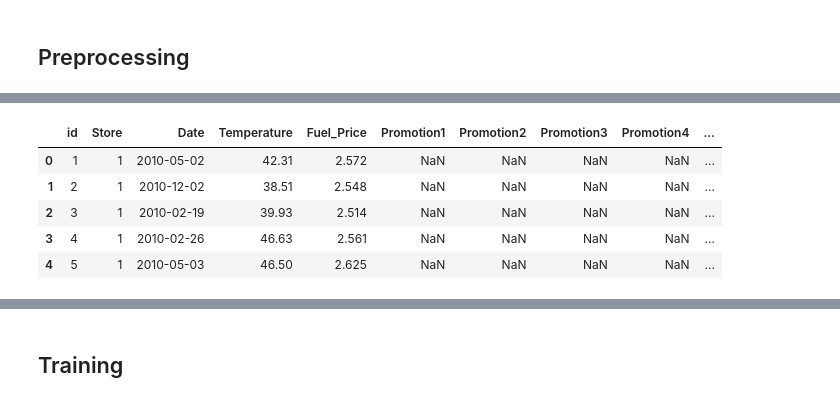
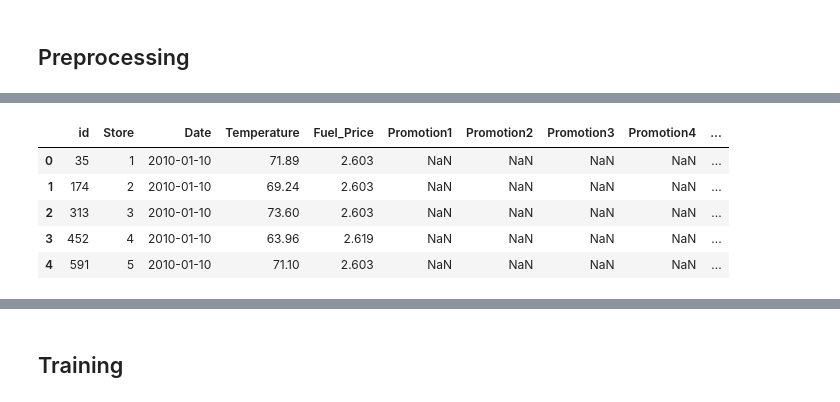
Before and after one commit to GNOEYHEAT/DACON, a Jupyter notebook: 235942_쇼핑몰 지점별 매출액 예측 경진대회/2) Pycaret.ipynb, the cells around one changed output, grey strips where cells are left out. Saved outputs shown, nothing was run; the diff lists cells and outputs as text; code cells hidden in the pictures.

```diff
--- a/235942_쇼핑몰 지점별 매출액 예측 경진대회/2) Pycaret.ipynb
+++ b/235942_쇼핑몰 지점별 매출액 예측 경진대회/2) Pycaret.ipynb
@@ -163,48 +68,47 @@ train.head()
 # %%
-def seperate_datetime(df):
-    year = []
-    month = []
-    day = []
-    for date in df:
-        year_point, month_point, day_point = date.split('-')
-        year.append(int(year_point))
-        month.append(int(month_point))
-        day.append(int(day_point))
-    return year, month, day
+train["Weekly_Sales"] = np.log(train["Weekly_Sales"])
 
-train_year, train_month, train_day = seperate_datetime(train["Date"].astype("str"))
-test_year, test_month, test_day = seperate_datetime(test["Date"].astype("str"))
+train["Store"] = train["Store"].astype("object")
+test["Store"] = test["Store"].astype("object")
 
-train['year'] = train_year
-train['month'] = train_month
-train['day'] = train_day
+train["Date"] = pd.to_datetime(train["Date"])
+test["Date"] = pd.to_datetime(test["Date"])
 
-test['year'] = test_year
-test['month'] = test_month
-test['day'] = test_day
+train['year'] = train["Date"].dt.year
+train['month'] = train["Date"].dt.month
+train["day"] = train["Date"].dt.day
+
+test['year'] = test["Date"].dt.year
+test['month'] = test["Date"].dt.month
+test["day"] = test["Date"].dt.day
 
 train["week"] = train["Date"].dt.week
 test["week"] = test["Date"].dt.week
 
 def seasonal(x):
     if (x >= 3) & (x <= 5):
         x = 1
     elif (x >= 6) & (x <= 8):
         x = 2
     elif (x >= 9) & (x <= 11):
         x = 3
     elif (x >= 12) | (x <= 2):
         x = 4
     return x
 
 train["season"] = train["month"].apply(lambda x : seasonal(x))
 test["season"] = test["month"].apply(lambda x : seasonal(x))
 
+train["IsHoliday"] = train["IsHoliday"].apply(lambda x : 1 if x==True else 0)
+test["IsHoliday"] = test["IsHoliday"].apply(lambda x : 1 if x==True else 0)
+
+train = train.sort_values(["Date", "Store"]).reset_index(drop=True)
+
 train.head()
 # %% [output]
 |  | id | Store | Date | Temperature | Fuel_Price | Promotion1 | Promotion2 | Promotion3 | Promotion4 | ... |
-| 0 | 1 | 1 | 2010-05-02 | 42.31 | 2.572 | NaN | NaN | NaN | NaN | ... |
-| 1 | 2 | 1 | 2010-12-02 | 38.51 | 2.548 | NaN | NaN | NaN | NaN | ... |
-| 2 | 3 | 1 | 2010-02-19 | 39.93 | 2.514 | NaN | NaN | NaN | NaN | ... |
-| 3 | 4 | 1 | 2010-02-26 | 46.63 | 2.561 | NaN | NaN | NaN | NaN | ... |
-| 4 | 5 | 1 | 2010-05-03 | 46.50 | 2.625 | NaN | NaN | NaN | NaN | ... |
+| 0 | 35 | 1 | 2010-01-10 | 71.89 | 2.603 | NaN | NaN | NaN | NaN | ... |
+| 1 | 174 | 2 | 2010-01-10 | 69.24 | 2.603 | NaN | NaN | NaN | NaN | ... |
+| 2 | 313 | 3 | 2010-01-10 | 73.60 | 2.603 | NaN | NaN | NaN | NaN | ... |
+| 3 | 452 | 4 | 2010-01-10 | 63.96 | 2.619 | NaN | NaN | NaN | NaN | ... |
+| 4 | 591 | 5 | 2010-01-10 | 71.10 | 2.603 | NaN | NaN | NaN | NaN | ... |
```
Also changed, not shown: parts of 39 cells of this notebook.
